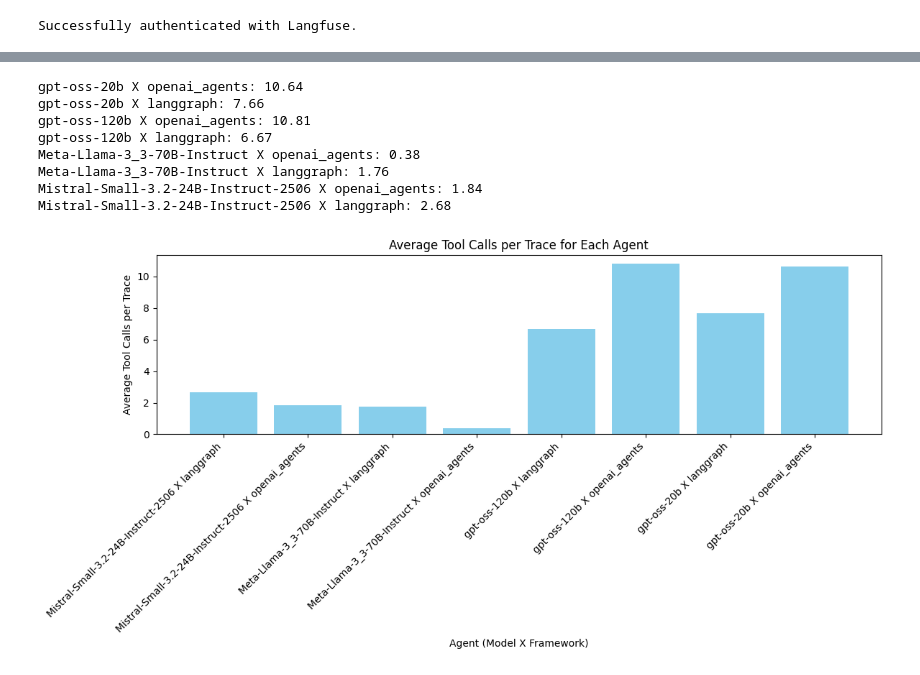
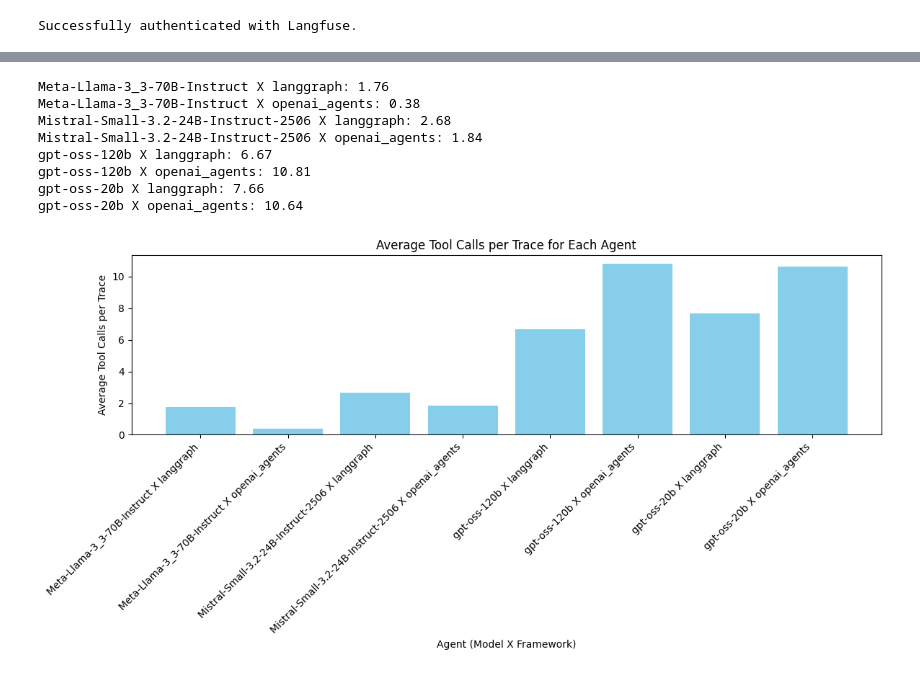
Before and after one commit to DoriPlg/AgenticFrameworksBenchmark, a Jupyter notebook: GAIA_scenario/tool_call_usage.ipynb, the cells around one changed output, grey strips where cells are left out. Cells and saved outputs as stored; diff of their text form; code cells hidden in the pictures.

Commit message:
fix: lexicographically

```diff
--- a/GAIA_scenario/tool_call_usage.ipynb
+++ b/GAIA_scenario/tool_call_usage.ipynb
@@ -229,24 +229,25 @@ Mistral-Small-3.2-24B-Instruct-2506 X langgraph: Analysed 31 traces, Total Tool
 # %%
 for agent, avg_calls in average_tool_calls.items():
     print(f"{agent}: {avg_calls:.2f}")
 import matplotlib.pyplot as plt
 
 fig = plt.figure(figsize=(12, 6))
+# sort agents lexicographically for better visualization
+average_tool_calls = dict(sorted(average_tool_calls.items(), key=lambda item: item[0]))
 plt.bar(average_tool_calls.keys(), average_tool_calls.values(), color='skyblue')
 plt.xlabel('Agent (Model X Framework)')
 plt.ylabel('Average Tool Calls per Trace')
 plt.title('Average Tool Calls per Trace for Each Agent')
 plt.xticks(rotation=45, ha='right')
-plt.gca().invert_xaxis()
 plt.tight_layout()
 plt.show()
 # %% [output]
+Meta-Llama-3_3-70B-Instruct X langgraph: 1.76
+Meta-Llama-3_3-70B-Instruct X openai_agents: 0.38
+Mistral-Small-3.2-24B-Instruct-2506 X langgraph: 2.68
+Mistral-Small-3.2-24B-Instruct-2506 X openai_agents: 1.84
+gpt-oss-120b X langgraph: 6.67
+gpt-oss-120b X openai_agents: 10.81
+gpt-oss-20b X langgraph: 7.66
 gpt-oss-20b X openai_agents: 10.64
-gpt-oss-20b X langgraph: 7.66
-gpt-oss-120b X openai_agents: 10.81
-gpt-oss-120b X langgraph: 6.67
-Meta-Llama-3_3-70B-Instruct X openai_agents: 0.38
-Meta-Llama-3_3-70B-Instruct X langgraph: 1.76
-Mistral-Small-3.2-24B-Instruct-2506 X openai_agents: 1.84
-Mistral-Small-3.2-24B-Instruct-2506 X langgraph: 2.68
-[figure, old version]
+[figure, new version]
```
